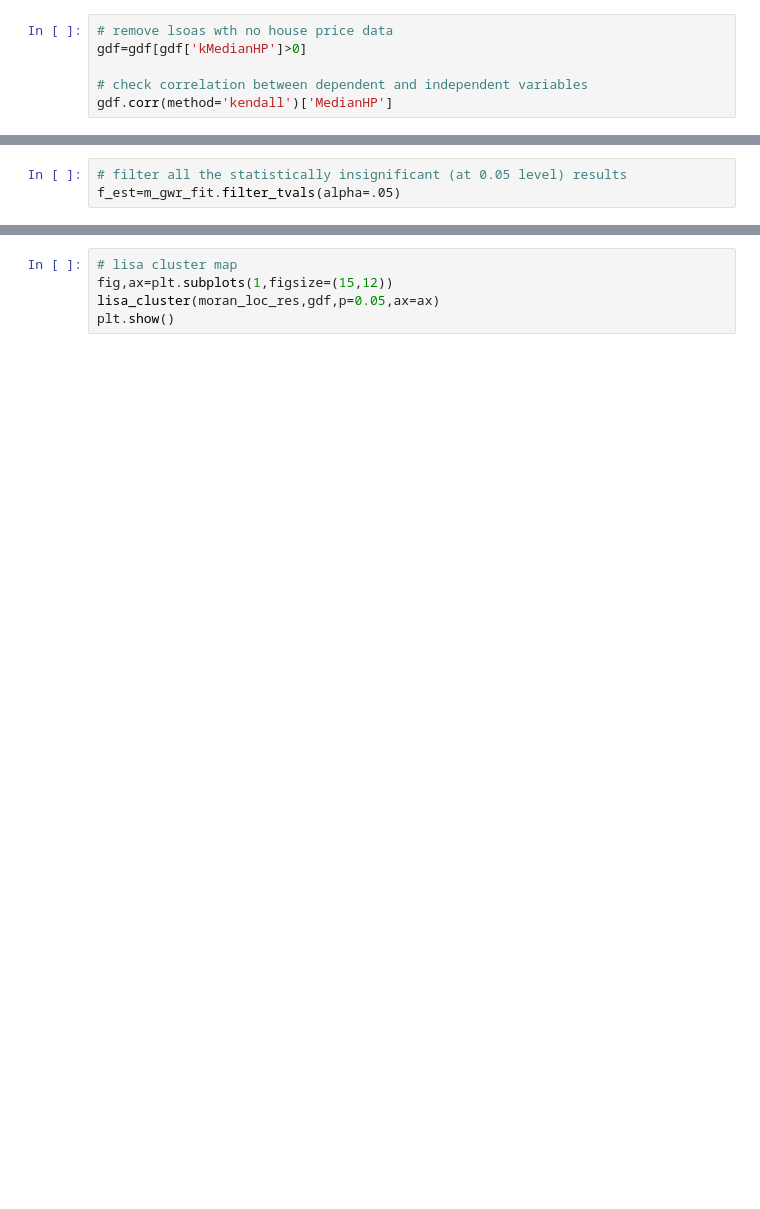
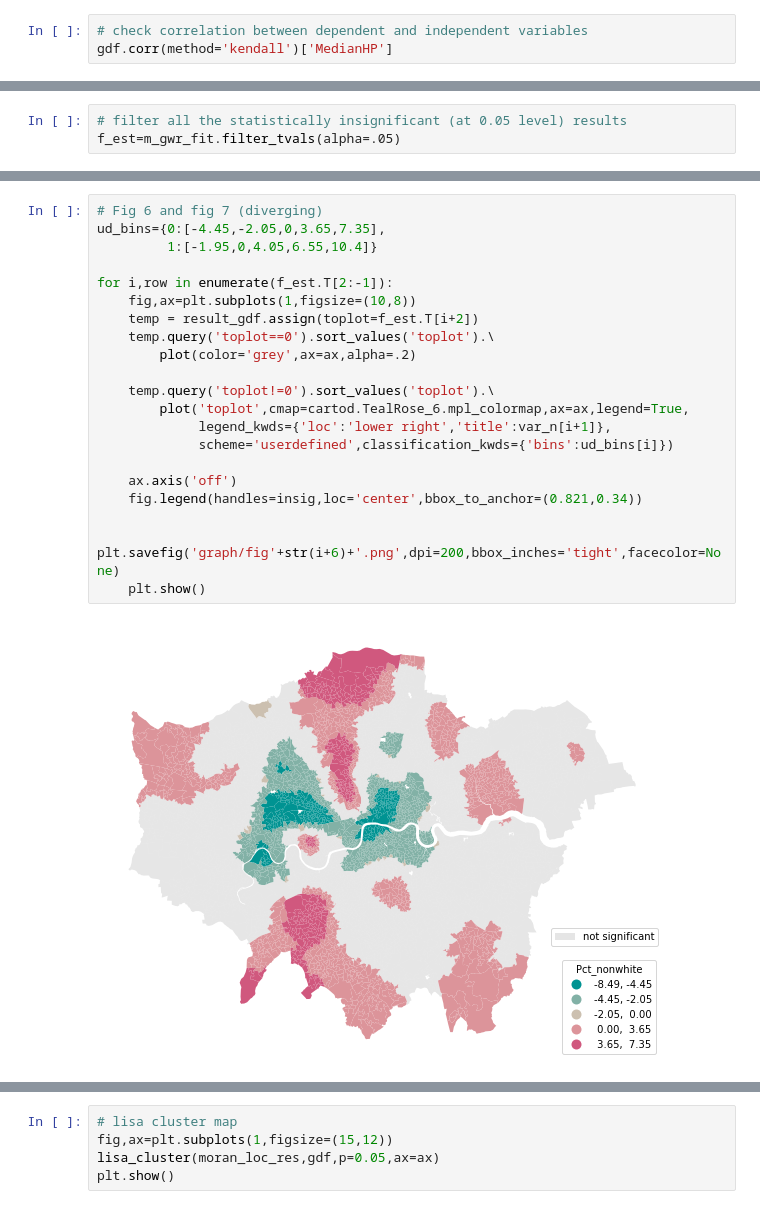
Before and after one commit to yulun-cd/asds-report, a Jupyter notebook: data analysis.ipynb, the cells around one changed output, grey strips where cells are left out. Drawn from its saved outputs; the diff is of its cells as text; blank space fills up the shorter version.

```diff
--- a/data analysis.ipynb
+++ b/data analysis.ipynb
@@ -36,6 +67,3 @@ gdf['kMedianHP'].describe()
 # %%
-# remove lsoas wth no house price data
-gdf=gdf[gdf['kMedianHP']>0]
-
 # check correlation between dependent and independent variables
 gdf.corr(method='kendall')['MedianHP']
@@ -167,0 +263,23 @@ result_gdf=gpd.GeoDataFrame(result_df,geometry='geometry')
+# %%
+# Fig 6 and fig 7 (diverging)
+ud_bins={0:[-4.45,-2.05,0,3.65,7.35],
+         1:[-1.95,0,4.05,6.55,10.4]}
+
+for i,row in enumerate(f_est.T[2:-1]):
+    fig,ax=plt.subplots(1,figsize=(10,8))
+    temp = result_gdf.assign(toplot=f_est.T[i+2])
+    temp.query('toplot==0').sort_values('toplot').\
+        plot(color='grey',ax=ax,alpha=.2)
+
+    temp.query('toplot!=0').sort_values('toplot').\
+        plot('toplot',cmap=cartod.TealRose_6.mpl_colormap,ax=ax,legend=True,
+             legend_kwds={'loc':'lower right','title':var_n[i+1]},
+             scheme='userdefined',classification_kwds={'bins':ud_bins[i]})
+
+    ax.axis('off')
+    fig.legend(handles=insig,loc='center',bbox_to_anchor=(0.821,0.34))
+
+    plt.savefig('graph/fig'+str(i+6)+'.png',dpi=200,bbox_inches='tight',facecolor=None)
+    plt.show()
+# %% [output]
+[figure, added]
```
Also changed, not shown: parts of 31 cells of this notebook.
